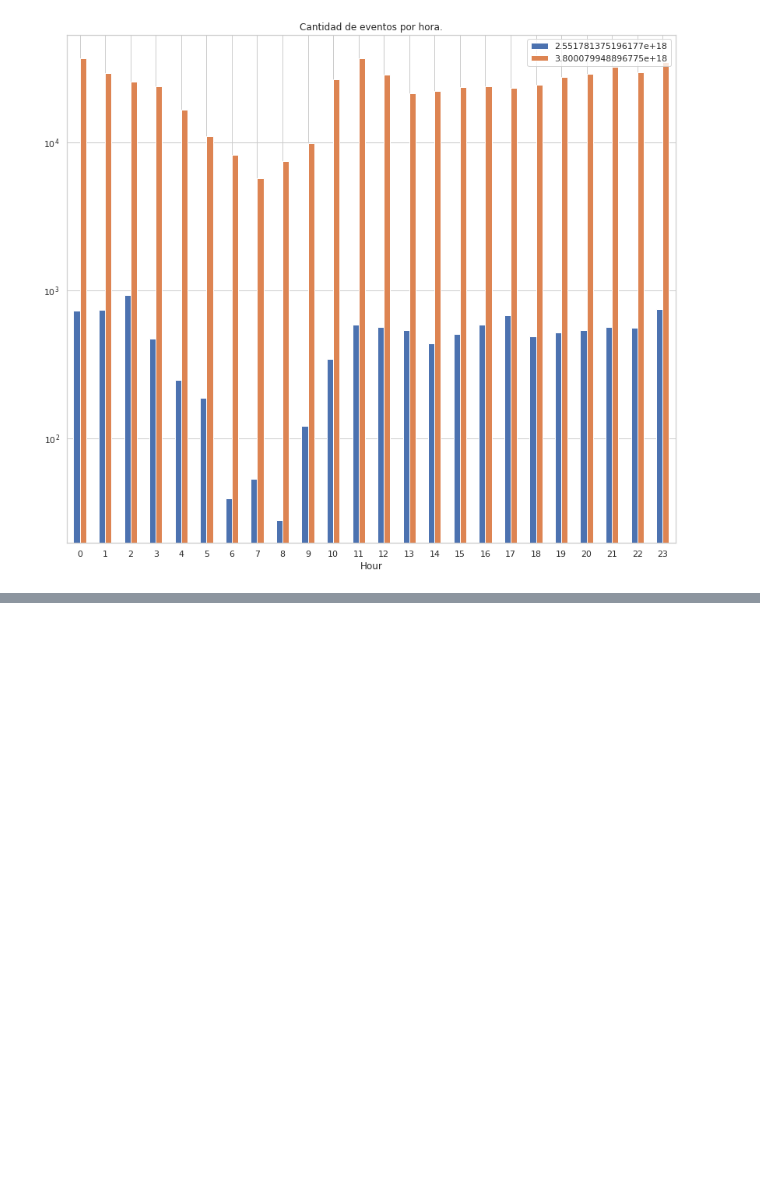
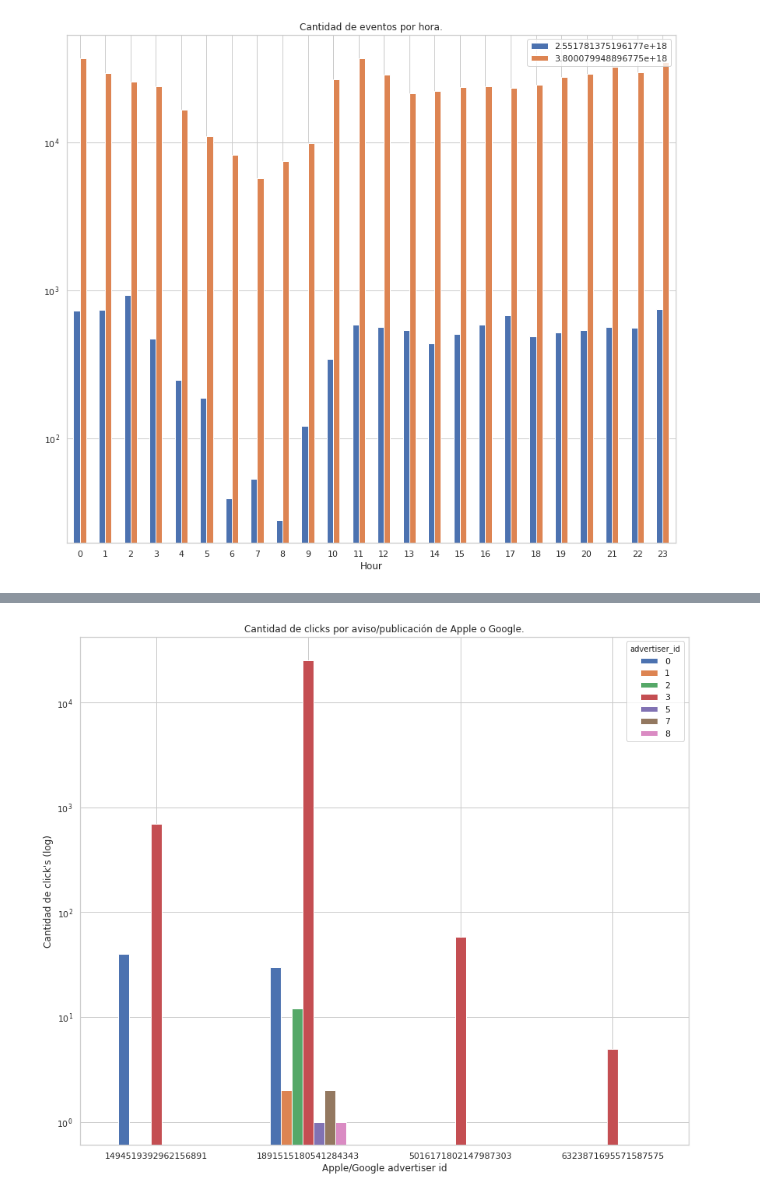
Before and after one commit to alepenaa94/Datos_2019, a Jupyter notebook: Notebook/TP1_Análisis Exploratorio.ipynb, the cells around one changed output, grey strips where cells are left out. Saved outputs shown, nothing was run; the diff lists cells and outputs as text; code cells hidden in the pictures; blank space fills up the shorter version.

Commit message:
Se agrega analisis de publicidades con mas clicks e instalaciones - Al final vinculacion de events e installs pero aun sin analisis hecho

```diff
--- a/Notebook/TP1_Análisis Exploratorio.ipynb
+++ b/Notebook/TP1_Análisis Exploratorio.ipynb
@@ -510,0 +527,14 @@ ax.legend(patches, labels, loc='best');
+# %%
+df =clicks.groupby(['ref_type','advertiser_id']).size().reset_index(name='cantidad')\
+    .set_index(['ref_type','advertiser_id']).unstack()
+
+df.columns = df.columns.droplevel()
+df.fillna(value=0,inplace=True)
+df.plot(figsize=(14,12),kind='bar'\
+    ,rot=0,logy=True,\
+    title='Cantidad de clicks por aviso/publicación de Apple o Google.');
+
+plt.xlabel('Apple/Google advertiser id')
+plt.ylabel('Cantidad de click\'s (log)');
+# %% [output]
+[figure, added]
```
Also changed, not shown: parts of 13 cells of this notebook.
